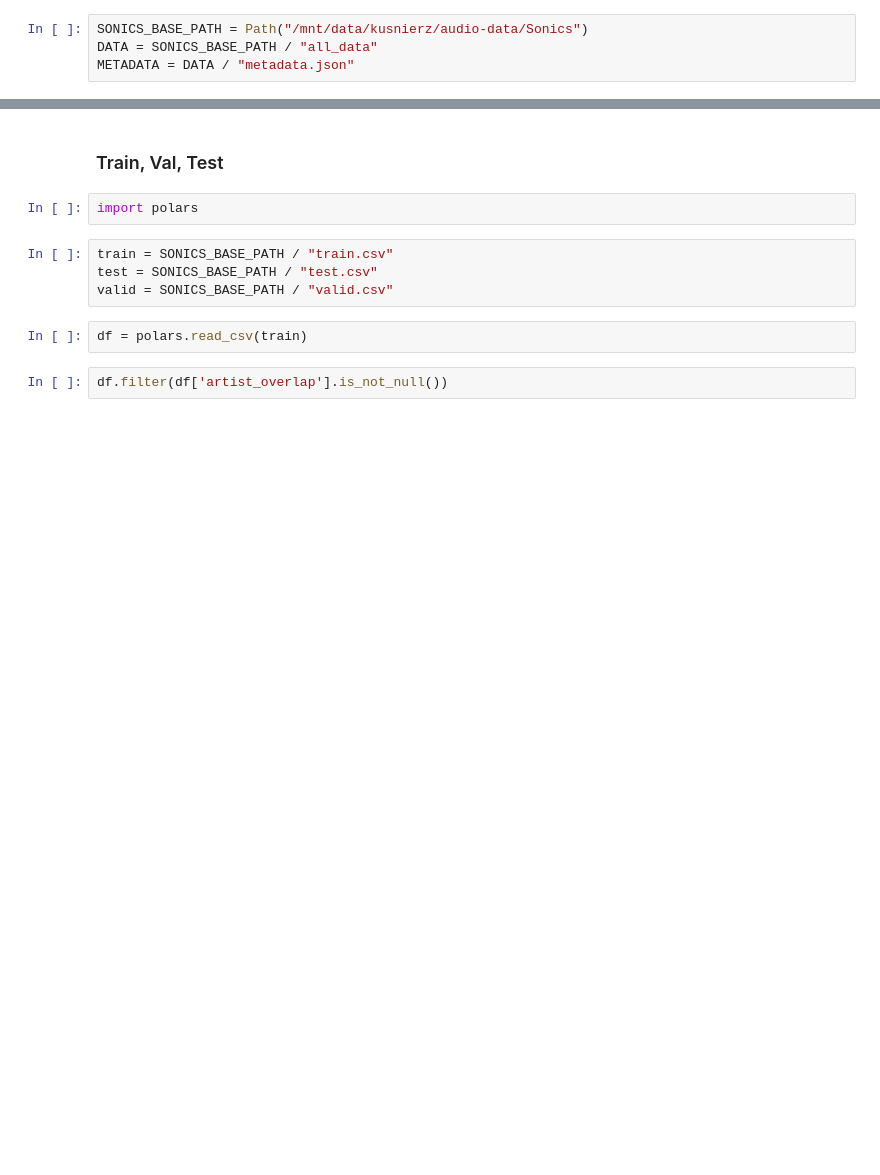
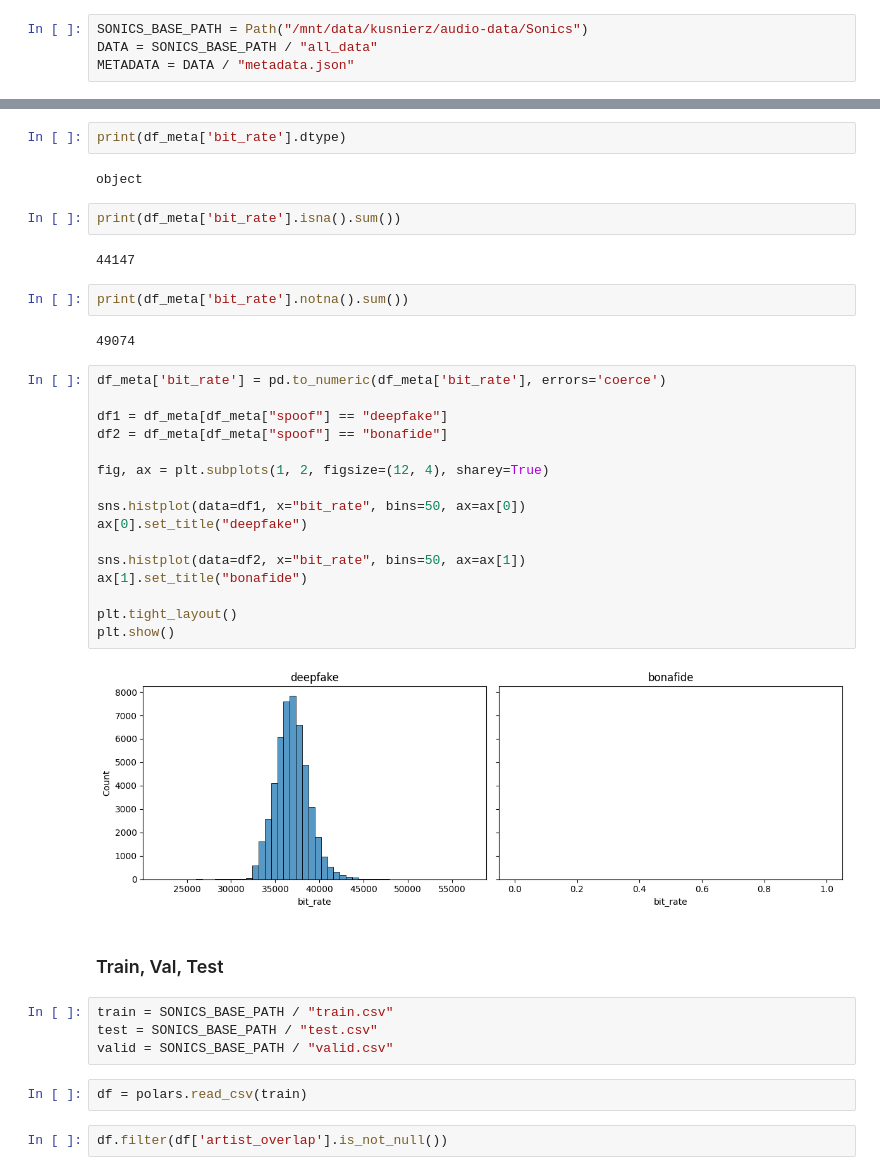
Before and after one commit to jkusnierz01/SVDD, a Jupyter notebook: notebooks/sonics.ipynb, the cells around one changed output, grey strips where cells are left out. Drawn from its saved outputs; the diff is of its cells as text; blank space fills up the shorter version.

```diff
--- a/notebooks/sonics.ipynb
+++ b/notebooks/sonics.ipynb
@@ -176,7 +206,35 @@ Name: duration, dtype: float64
+# %%
+print(df_meta['bit_rate'].dtype)
+# %% [output]
+object
+# %%
+print(df_meta['bit_rate'].isna().sum())
+# %% [output]
+44147
+# %%
+print(df_meta['bit_rate'].notna().sum())
+# %% [output]
+49074
+# %%
+df_meta['bit_rate'] = pd.to_numeric(df_meta['bit_rate'], errors='coerce')
+
+df1 = df_meta[df_meta["spoof"] == "deepfake"]
+df2 = df_meta[df_meta["spoof"] == "bonafide"]
+
+fig, ax = plt.subplots(1, 2, figsize=(12, 4), sharey=True)
+
+sns.histplot(data=df1, x="bit_rate", bins=50, ax=ax[0])
+ax[0].set_title("deepfake")
+
+sns.histplot(data=df2, x="bit_rate", bins=50, ax=ax[1])
+ax[1].set_title("bonafide")
+
+plt.tight_layout()
+plt.show()
+# %% [output]
+[figure, added]
 # %% [markdown]
 ### Train, Val, Test
-# %%
-import polars
 # %%
 train = SONICS_BASE_PATH / "train.csv"
 test = SONICS_BASE_PATH / "test.csv"
```
Also changed, not shown: parts of 12 cells of this notebook, 4 other files.
